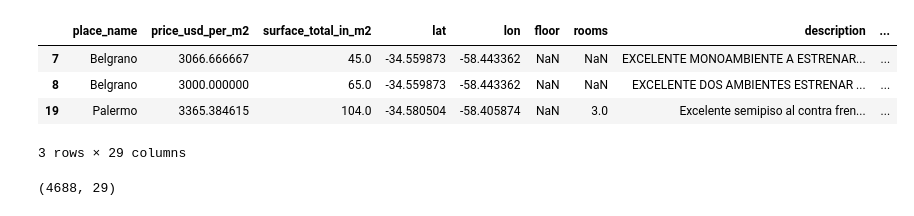
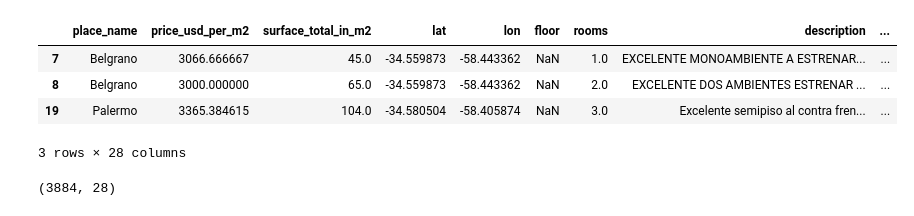
Before and after one commit to matfarinelli/DH-DS-Desafio-II, a Jupyter notebook: desafio_tp2.ipynb, the cells around one changed output. Drawn from its saved outputs; the diff is of its cells as text; code cells hidden in the pictures.

```diff
--- a/desafio_tp2.ipynb
+++ b/desafio_tp2.ipynb
@@ -13,15 +13,15 @@ import warnings
 
 warnings.filterwarnings('ignore')
 # %%
-data = pd.read_csv('data.csv',sep = ',', index_col= 'Unnamed: 0')
-data.head(3)
+data_seleccion = pd.read_csv('data_desafio2_final.csv',sep = ',', index_col= 'Unnamed: 0')
+data_seleccion.head(3)
 # %% [output]
 |  | place_name | price_usd_per_m2 | surface_total_in_m2 | lat | lon | floor | rooms | description | ... |
-| 7 | Belgrano | 3066.666667 | 45.0 | -34.559873 | -58.443362 | NaN | NaN | EXCELENTE MONOAMBIENTE A ESTRENAR... | ... |
-| 8 | Belgrano | 3000.000000 | 65.0 | -34.559873 | -58.443362 | NaN | NaN | EXCELENTE DOS AMBIENTES ESTRENAR ... | ... |
+| 7 | Belgrano | 3066.666667 | 45.0 | -34.559873 | -58.443362 | NaN | 1.0 | EXCELENTE MONOAMBIENTE A ESTRENAR... | ... |
+| 8 | Belgrano | 3000.000000 | 65.0 | -34.559873 | -58.443362 | NaN | 2.0 | EXCELENTE DOS AMBIENTES ESTRENAR ... | ... |
 | 19 | Palermo | 3365.384615 | 104.0 | -34.580504 | -58.405874 | NaN | 3.0 | Excelente semipiso al contra fren... | ... |
-3 rows × 29 columns
+3 rows × 28 columns
 # %%
-data.shape
+data_seleccion.shape
 # %% [output]
-(4688, 29)
+(3884, 28)
```
Also changed, not shown: parts of 26 cells of this notebook, 3 other files.
